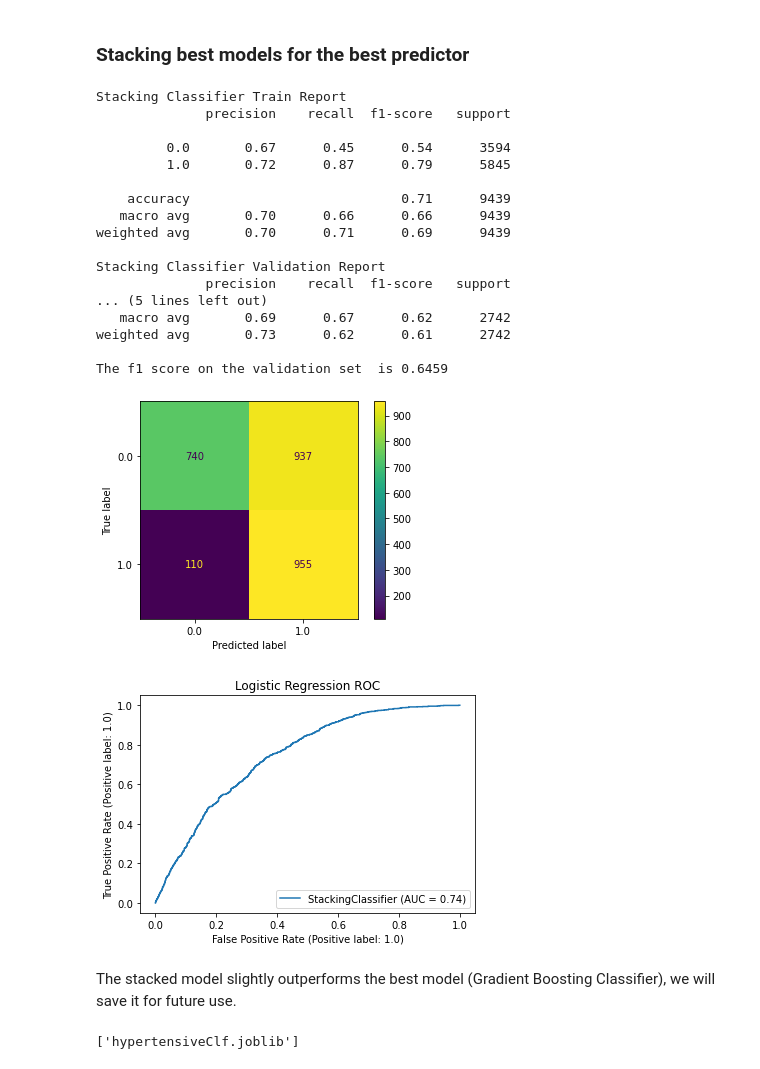
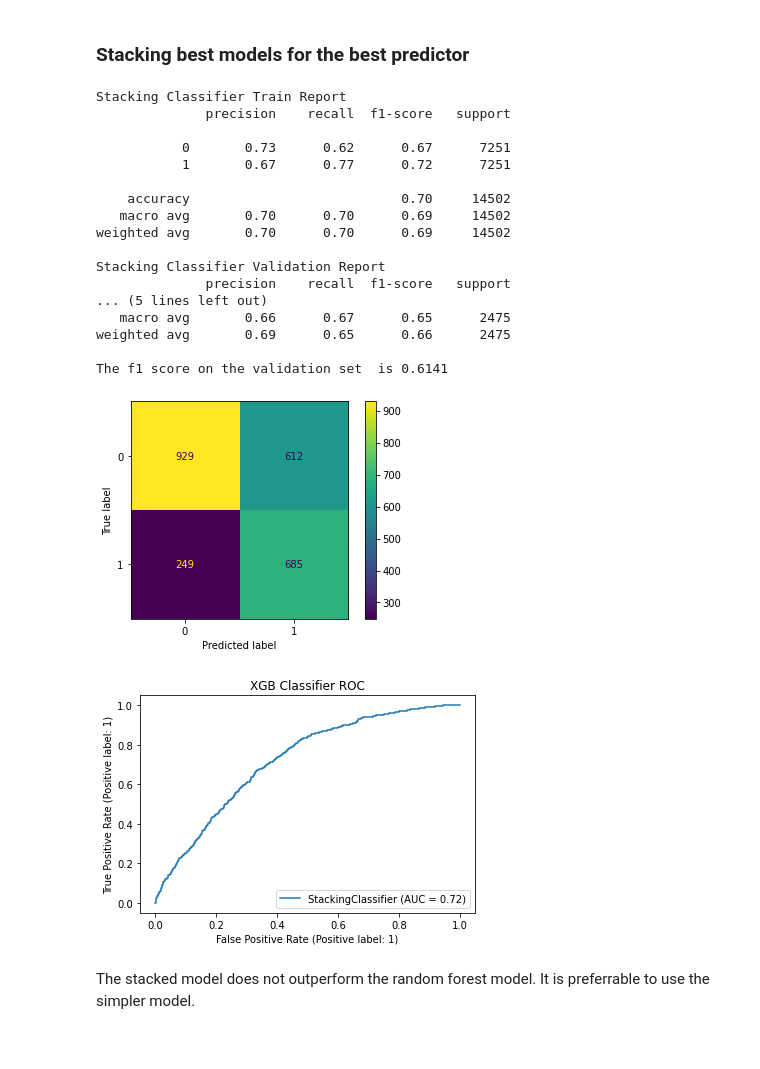
Before and after one commit to rajindermavi/NHANES, a Jupyter notebook: HypertensiveML.ipynb, the cells around one changed output. Drawn from its saved outputs; the diff is of its cells as text; code cells hidden in the pictures.

```diff
--- a/HypertensiveML.ipynb
+++ b/HypertensiveML.ipynb
@@ -62 +50,6 @@ Requirement already satisfied: pickle5 in c:\users\mavirr\anaconda3\lib\site-pac
+# %%
+with open("df_train_ht.pkl","rb") as fh:
+    df_train = pickle.load(fh)
+with open("df_validation_ht.pkl","rb") as fh:
+    df_validation = pickle.load(fh)
 # %% [markdown]
@@ -64,8 +57,6 @@ Requirement already satisfied: pickle5 in c:\users\mavirr\anaconda3\lib\site-pac
 # %%
-
-
-df_train_p = df_train[(df_train.HyperDiastolic == 1)]
-df_train_n = df_train[(df_train.HyperDiastolic == 0)]
+df_train_p = df_train[(df_train['Hypertensive'] == 1)]
+df_train_n = df_train[(df_train['Hypertensive'] == 0)]
 
 samples = min(df_train_p.shape[0],df_train_n.shape[0])
 
@@ -78,14 +69,9 @@ df_train = pd.concat([df_train_n_dnsampled,df_train_p_dnsampled])
 # %%
-Z_train = df_train.drop(['HyperSystolic','HyperDiastolic','Hypertensive'], axis = 1)
-w_train = df_train['Hypertensive']
+X_train = df_train.drop(['Hypertensive'], axis = 1)
+y_train = df_train['Hypertensive']
 
-Z_train, Z_valid_bal, w_train, w_valid_bal = train_test_split(
-                                          Z_train, w_train,
-                                          train_size = .9,
-                                          test_size = .1)
-
-Z_valid = df_valid.drop(['HyperSystolic','HyperDiastolic','Hypertensive'], axis = 1)
-w_valid = df_valid['Hypertensive']
+X_valid = df_validation.drop(['Hypertensive'], axis = 1)
+y_valid = df_validation['Hypertensive']
 # %% [markdown]
 ### Features for the model:
 # %%
@@ -305,56 +291,50 @@ C: 0.02672926534421528
 # %%
 estimators = [
     ('GBC', GradientBoostingClassifier(max_depth = 2, n_estimators = 100,loss='exponential')),
     ('LogReg',make_pipeline( MinMaxScaler(),LogisticRegression(C = .011))),
     ('XGB',XGBClassifier(use_label_encoder=False,eval_metric = 'logloss',
                               alpha = 3.8e-7, eta = 0.044, gamma = 1.9e-3,
                               reg_lambda = 0.021, max_depth = 3 ))
 ]
 stack = StackingClassifier(estimators=estimators,
                           final_estimator = LogisticRegression())
-stack.fit(Z_train, w_train)
+stack.fit(X_train, y_train)
 
-w_train_pred = stack.predict(Z_train)
+y_train_pred = stack.predict(X_train)
 print('Stacking Classifier Train Report')
-print(classification_report(w_train, w_train_pred))
-w_valid_pred = stack.predict(Z_valid)
+print(classification_report(y_train, y_train_pred))
+y_valid_pred = stack.predict(X_valid)
 print('Stacking Classifier Validation Report')
-print(classification_report(w_valid, w_valid_pred))
+print(classification_report(y_valid, y_valid_pred))
 
-print(f'The f1 score on the validation set  is { f1_score(w_valid,w_valid_pred):.4f}')
+print(f'The f1 score on the validation set  is { f1_score(y_valid,y_valid_pred):.4f}')
 
-plot_confusion_matrix(stack, Z_valid, w_valid)
+plot_confusion_matrix(stack, X_valid, y_valid)
 plt.show()
 
-metrics.plot_roc_curve(stack,Z_valid,w_valid)
+metrics.plot_roc_curve(stack,X_valid,y_valid)
 title = name + ' ROC'
 plt.title(title)
 plt.show()
 # %% [output]
 Stacking Classifier Train Report
               precision    recall  f1-score   support
 
-         0.0       0.67      0.45      0.54      3594
-         1.0       0.72      0.87      0.79      5845
+           0       0.73      0.62      0.67      7251
+           1       0.67      0.77      0.72      7251
 
-    accuracy                           0.71      9439
-   macro avg       0.70      0.66      0.66      9439
-weighted avg       0.70      0.71      0.69      9439
+    accuracy                           0.70     14502
+   macro avg       0.70      0.70      0.69     14502
+weighted avg       0.70      0.70      0.69     14502
 
 Stacking Classifier Validation Report
               precision    recall  f1-score   support
 ... (5 lines left out)
-   macro avg       0.69      0.67      0.62      2742
-weighted avg       0.73      0.62      0.61      2742
+   macro avg       0.66      0.67      0.65      2475
+weighted avg       0.69      0.65      0.66      2475
 
-The f1 score on the validation set  is 0.6459
+The f1 score on the validation set  is 0.6141
-[figure, old version]
+[figure, new version]
-[figure, old version]
+[figure, new version]
-# %% [markdown]
-The stacked model slightly outperforms the best model (Gradient Boosting Classifier), we will save it for future use.
-# %%
-from joblib import dump
-
-dump(stack,'hypertensiveClf.joblib')
-# %% [output]
-['hypertensiveClf.joblib']
+# %% [markdown]
+The stacked model does not outperform the random forest model. It is preferrable to use the simpler model.
```
Also changed, not shown: parts of 11 cells of this notebook, 5 other files.
